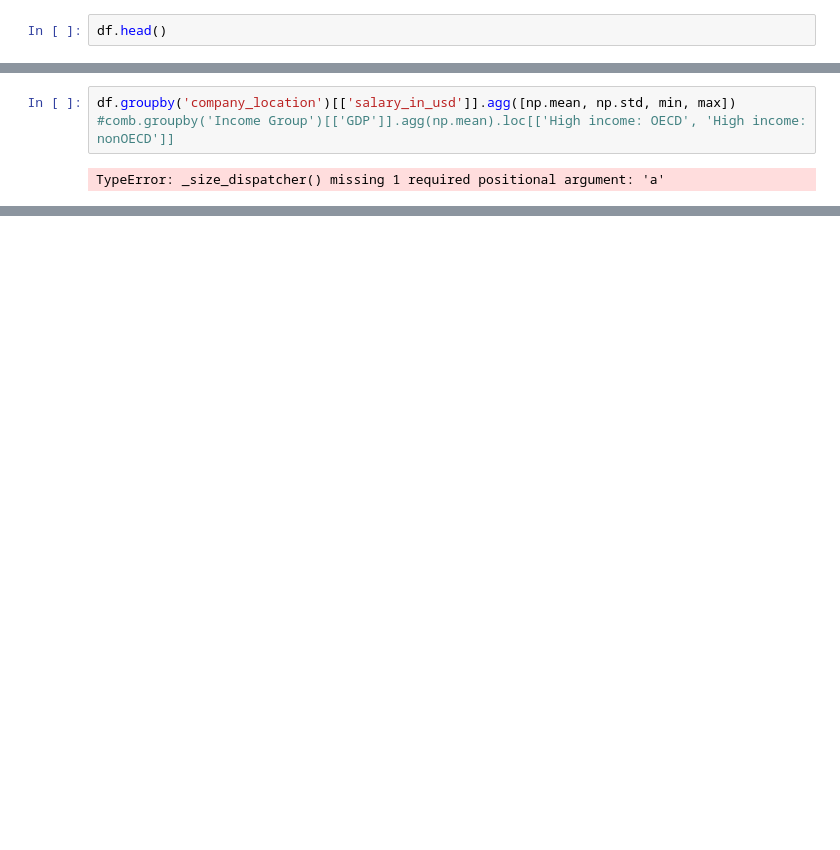
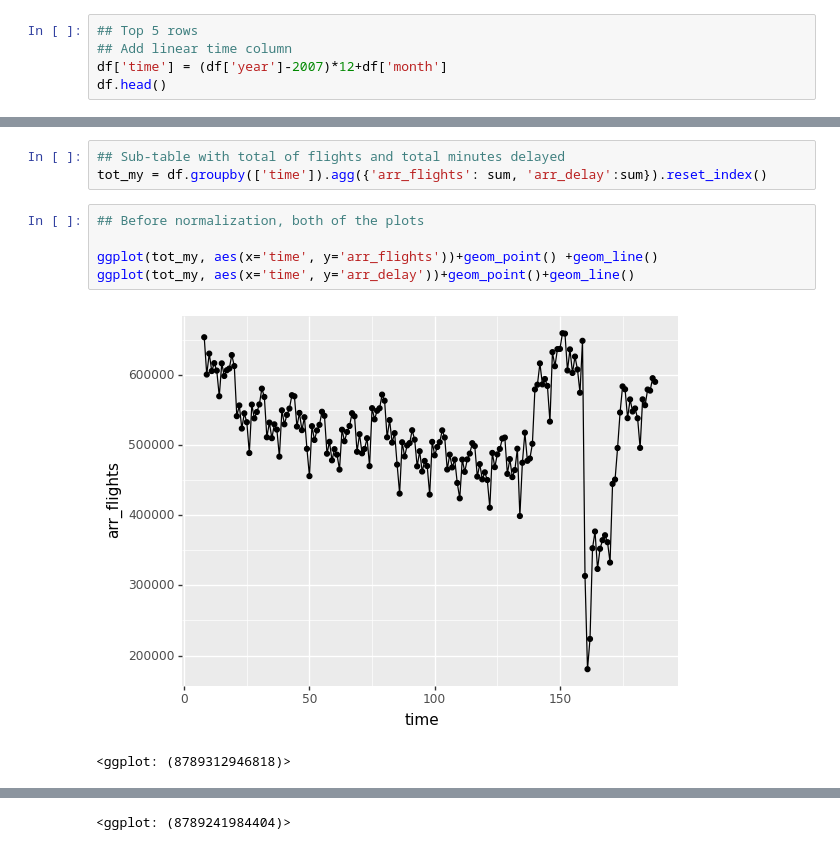
Before and after one commit to acsuf/US_Flight_Delays, a Jupyter notebook: python-project.ipynb, the cells around one changed output, grey strips where cells are left out. Cells and saved outputs as stored; diff of their text form; blank space fills up the shorter version.

Commit message:
Made some sub-tables and graphs

```diff
--- a/python-project.ipynb
+++ b/python-project.ipynb
@@ -8,5 +9,8 @@ pd.options.display.max_rows = 4000
 df = pd.read_csv('Airline_Delay_Cause.csv')
 # %%
+## Top 5 rows
+## Add linear time column
+df['time'] = (df['year']-2007)*12+df['month']
 df.head()
 # %% [output]
 |  | year | month | carrier | carrier_name | airport | airport_name | arr_flights | arr_del15 | carrier_ct | ... |
@@ -19,5 +23,11 @@ df.head()
 # %%
-df.groupby('company_location')[['salary_in_usd']].agg([np.mean, np.std, min, max])
-#comb.groupby('Income Group')[['GDP']].agg(np.mean).loc[['High income: OECD', 'High income: nonOECD']]
+## Sub-table with total of flights and total minutes delayed
+tot_my = df.groupby(['time']).agg({'arr_flights': sum, 'arr_delay':sum}).reset_index()
-# %% [output]
-TypeError: _size_dispatcher() missing 1 required positional argument: 'a'
+# %%
+## Before normalization, both of the plots
+
+ggplot(tot_my, aes(x='time', y='arr_flights'))+geom_point() +geom_line()
+ggplot(tot_my, aes(x='time', y='arr_delay'))+geom_point()+geom_line()
+# %% [output]
+[figure, added]
+<ggplot: (8789312946818)>
@@ -23,0 +35 @@ TypeError: _size_dispatcher() missing 1 required positional argument: 'a'
+<ggplot: (8789241984404)>
```
Also changed, not shown: parts of 4 cells of this notebook.
